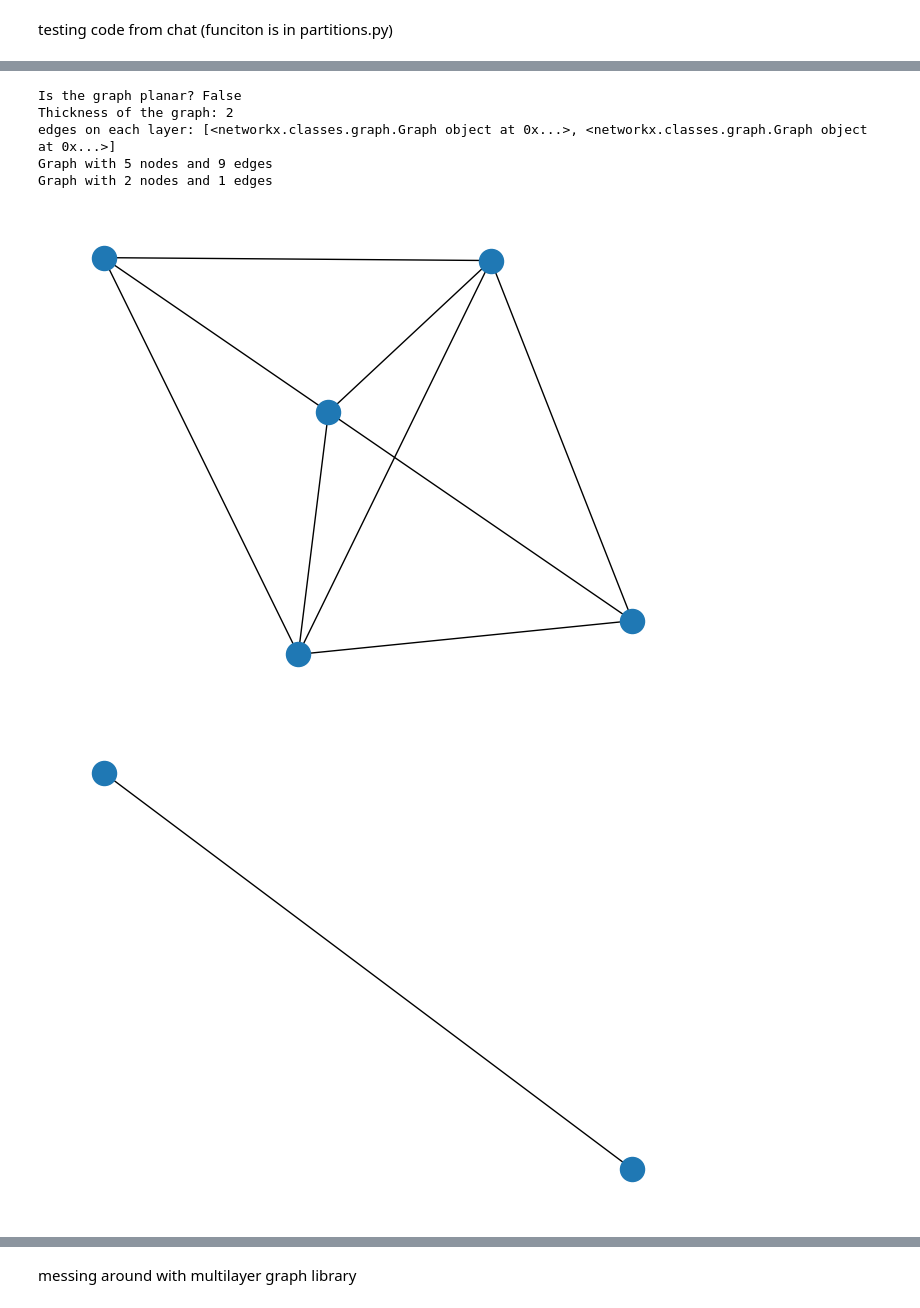
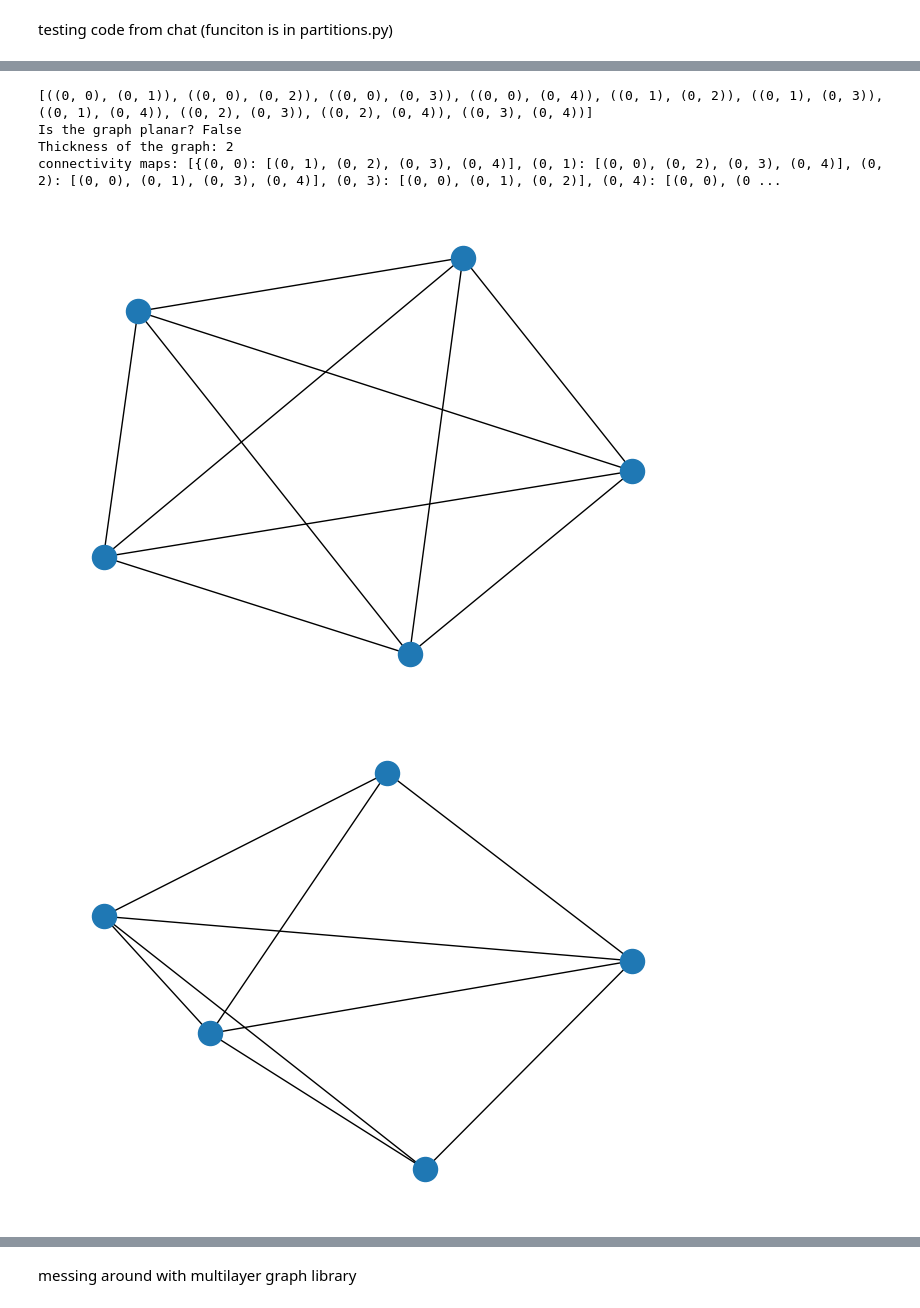
Before and after one commit to moricantdraw/ShortestPathExperimentalPCBRouter, a Jupyter notebook: planarity.ipynb, the cells around one changed output, grey strips where cells are left out. Saved outputs shown, nothing was run; the diff lists cells and outputs as text; code cells hidden in the pictures.

```diff
--- a/planarity.ipynb
+++ b/planarity.ipynb
@@ -43,31 +22,18 @@ print(len(partition))
 # %%
 import partitions
 import networkx as nx
-import matplotlib.pyplot as plt
-# Example adjacency matrix
-adj_matrix = [
-    [0, 5, 1, 1, 1],
-    [1, 0, 2, 1, 1],
-    [1, 1, 0, 1, 1],
-    [1, 1, 1, 0, 1],
-    [1, 1, 1, 1, 0]
-]
-components = ["power", "r1", "c1", "r2", "LED1"]
 
-is_planar, thickness, subgraphs = partitions.is_planar_and_thickness(adj_matrix)
+
+input_connectivity_map = [((0,0), (0,1)), ((0,0), (0,2)), ((0,0),(0,3)), ((0,0), (0,4)), ((0,1), (0,2)), ((0,1), (0,3)), ((0,1), (0,4)), ((0,2), (0,3)), ((0,2), (0,4)), ((0,3), (0,4))]
+
+is_planar, thickness, subgraphs = partitions.is_planar_and_thickness(input_connectivity_map)
 print(f"Is the graph planar? {is_planar}")
 print(f"Thickness of the graph: {thickness}")
-print(f"edges on each layer: {subgraphs}")
-
-for i in range(len(subgraphs)):
-    print(subgraphs[i])
-    plt.figure()
-    nx.draw(subgraphs[i])
+print(f"connectivity maps: {subgraphs}")
 # %% [output]
+[((0, 0), (0, 1)), ((0, 0), (0, 2)), ((0, 0), (0, 3)), ((0, 0), (0, 4)), ((0, 1), (0, 2)), ((0, 1), (0, 3)), ((0, 1), (0, 4)), ((0, 2), (0, 3)), ((0, 2), (0, 4)), ((0, 3), (0, 4))]
 Is the graph planar? False
 Thickness of the graph: 2
-edges on each layer: [<networkx.classes.graph.Graph object at 0x...>, <networkx.classes.graph.Graph object at 0x...>]
-Graph with 5 nodes and 9 edges
-Graph with 2 nodes and 1 edges
+connectivity maps: [{(0, 0): [(0, 1), (0, 2), (0, 3), (0, 4)], (0, 1): [(0, 0), (0, 2), (0, 3), (0, 4)], (0, 2): [(0, 0), (0, 1), (0, 3), (0, 4)], (0, 3): [(0, 0), (0, 1), (0, 2)], (0, 4): [(0, 0), (0 ...
-[figure, old version]
+[figure, new version]
-[figure, old version]
+[figure, new version]
```
Also changed, not shown: parts of 4 cells of this notebook, 1 other file.
